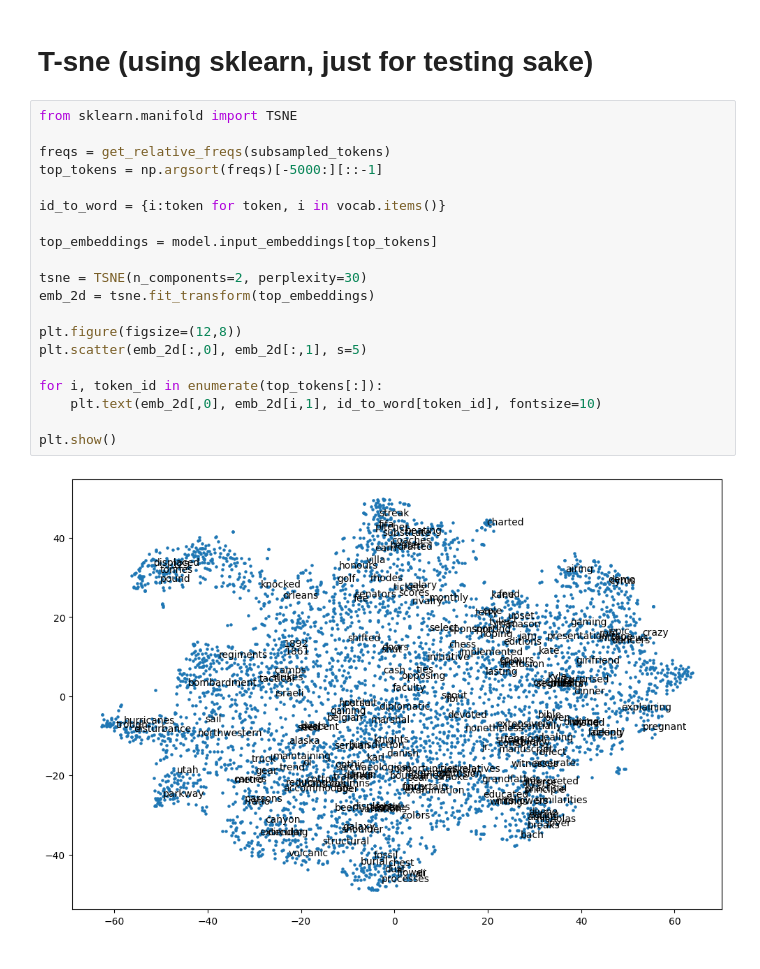
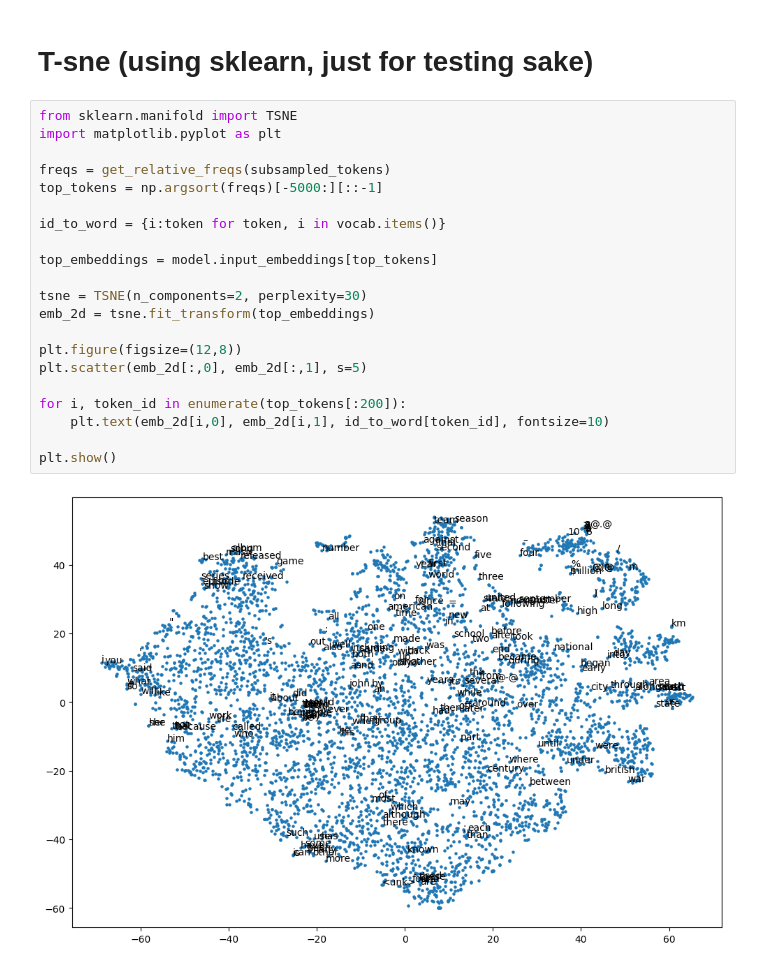
Before and after one commit to Dylan-Austin/Word2Vec-Numpy-Implementation, a Jupyter notebook: training.ipynb, the cells around one changed output. Cells and saved outputs as stored; diff of their text form.

```diff
--- a/training.ipynb
+++ b/training.ipynb
@@ -185,23 +162,24 @@ plt.show()
 # T-sne (using sklearn, just for testing sake)
 # %%
 from sklearn.manifold import TSNE
+import matplotlib.pyplot as plt
 
 freqs = get_relative_freqs(subsampled_tokens)
 top_tokens = np.argsort(freqs)[-5000:][::-1]
 
 id_to_word = {i:token for token, i in vocab.items()}
 
 top_embeddings = model.input_embeddings[top_tokens]
 
 tsne = TSNE(n_components=2, perplexity=30)
 emb_2d = tsne.fit_transform(top_embeddings)
 
 plt.figure(figsize=(12,8))
 plt.scatter(emb_2d[:,0], emb_2d[:,1], s=5)
 
-for i, token_id in enumerate(top_tokens[:]):
-    plt.text(emb_2d[,0], emb_2d[i,1], id_to_word[token_id], fontsize=10)
+for i, token_id in enumerate(top_tokens[:200]):
+    plt.text(emb_2d[i,0], emb_2d[i,1], id_to_word[token_id], fontsize=10)
 
 plt.show()
 # %% [output]
-[figure, old version]
+[figure, new version]
```
Also changed, not shown: parts of 6 cells of this notebook.
